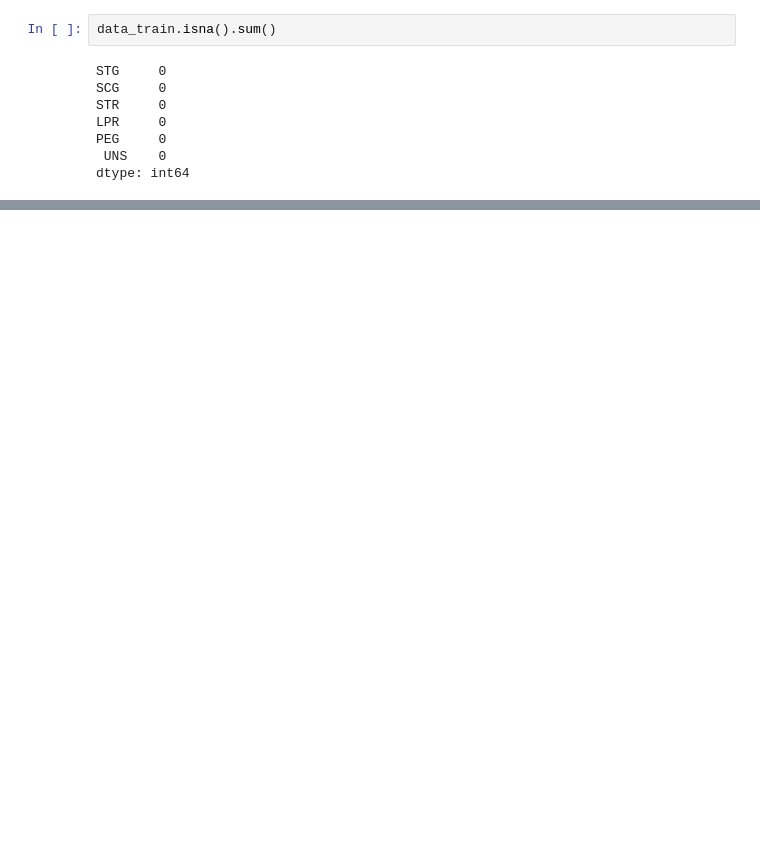
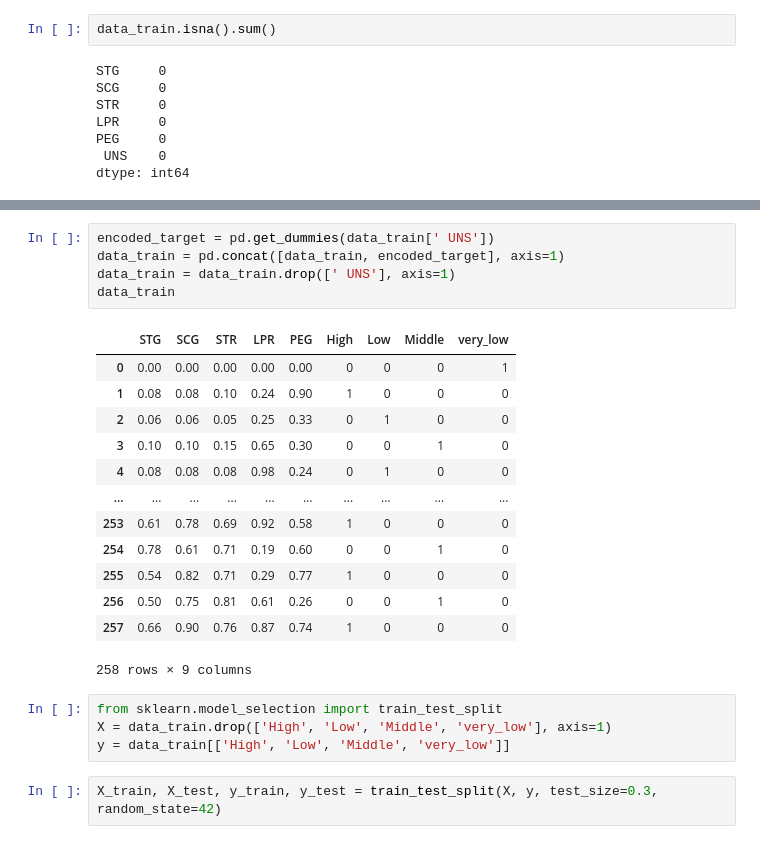
Before and after one commit to Mizoroki-Heck/LearnMLWorkshop, a Jupyter notebook: knowledge_level/predict_student_s_knowledge_level.ipynb, the cells around one changed output, grey strips where cells are left out. Drawn from its saved outputs; the diff is of its cells as text; blank space fills up the shorter version.

```diff
--- a/knowledge_level/predict_student_s_knowledge_level.ipynb
+++ b/knowledge_level/predict_student_s_knowledge_level.ipynb
@@ -47,0 +39,25 @@ dtype: int64
+# %%
+encoded_target = pd.get_dummies(data_train[' UNS'])
+data_train = pd.concat([data_train, encoded_target], axis=1)
+data_train = data_train.drop([' UNS'], axis=1)
+data_train
+# %% [output]
+|  | STG | SCG | STR | LPR | PEG | High | Low | Middle | very_low |
+| 0 | 0.00 | 0.00 | 0.00 | 0.00 | 0.00 | 0 | 0 | 0 | 1 |
+| 1 | 0.08 | 0.08 | 0.10 | 0.24 | 0.90 | 1 | 0 | 0 | 0 |
+| 2 | 0.06 | 0.06 | 0.05 | 0.25 | 0.33 | 0 | 1 | 0 | 0 |
+| 3 | 0.10 | 0.10 | 0.15 | 0.65 | 0.30 | 0 | 0 | 1 | 0 |
+| 4 | 0.08 | 0.08 | 0.08 | 0.98 | 0.24 | 0 | 1 | 0 | 0 |
+| ... | ... | ... | ... | ... | ... | ... | ... | ... | ... |
+| 253 | 0.61 | 0.78 | 0.69 | 0.92 | 0.58 | 1 | 0 | 0 | 0 |
+| 254 | 0.78 | 0.61 | 0.71 | 0.19 | 0.60 | 0 | 0 | 1 | 0 |
+| 255 | 0.54 | 0.82 | 0.71 | 0.29 | 0.77 | 1 | 0 | 0 | 0 |
+| 256 | 0.50 | 0.75 | 0.81 | 0.61 | 0.26 | 0 | 0 | 1 | 0 |
+| 257 | 0.66 | 0.90 | 0.76 | 0.87 | 0.74 | 1 | 0 | 0 | 0 |
+258 rows × 9 columns
+# %%
+from sklearn.model_selection import train_test_split
+X = data_train.drop(['High', 'Low', 'Middle', 'very_low'], axis=1)
+y = data_train[['High', 'Low', 'Middle', 'very_low']]
+# %%
+X_train, X_test, y_train, y_test = train_test_split(X, y, test_size=0.3, random_state=42)
```
Also changed, not shown: parts of 5 cells of this notebook.
